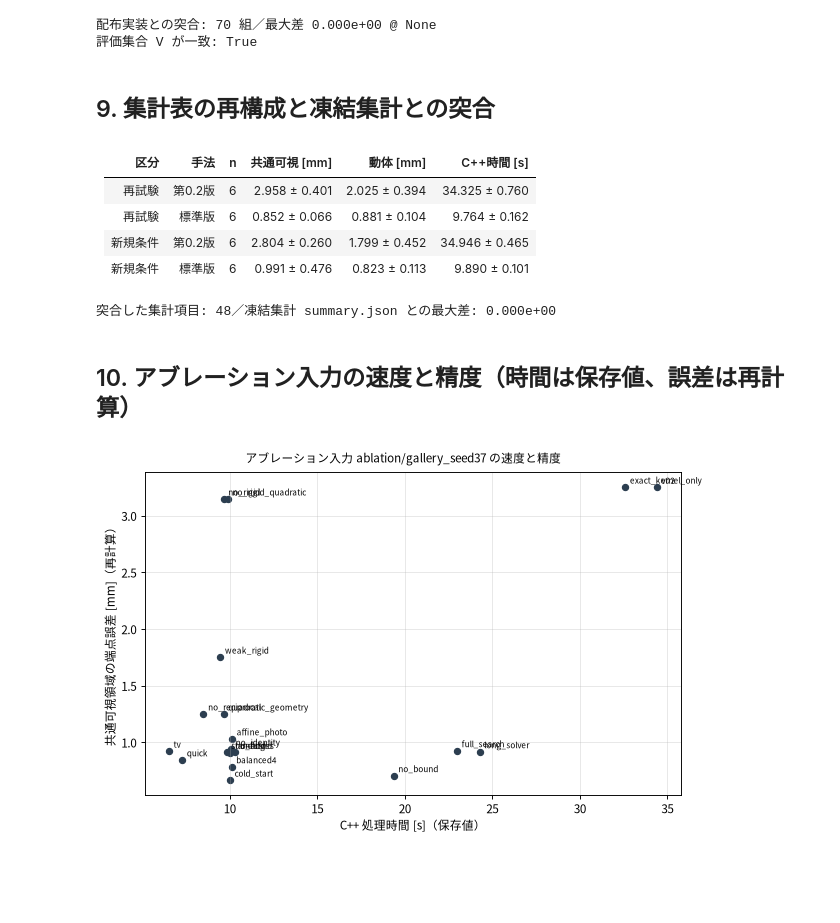
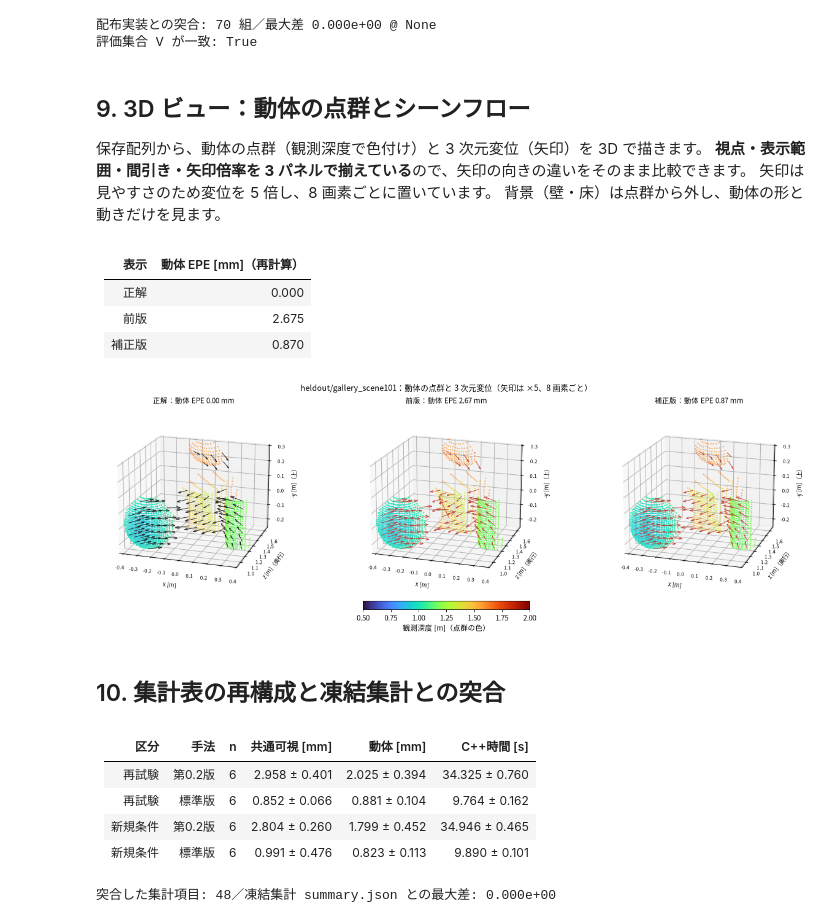
Before and after one commit to yuki-inaho/rgbd_sceneflow_sandbox, a Jupyter notebook: notebooks/01_scene_flow_v03_reproduction.ipynb, the cells around one changed output. Drawn from its saved outputs; the diff is of its cells as text; code cells hidden in the pictures; blank space fills up the shorter version.

```diff
--- a/notebooks/01_scene_flow_v03_reproduction.ipynb
+++ b/notebooks/01_scene_flow_v03_reproduction.ipynb
@@ -291,38 +293,61 @@ assert worst == 0.0 and same_common_visible
 配布実装との突合: 70 組／最大差 0.000e+00 @ None
 評価集合 V が一致: True
 # %% [markdown]
-## 9. 集計表の再構成と凍結集計との突合
+## 9. 3D ビュー：動体の点群とシーンフロー
+
+保存配列から、動体の点群（観測深度で色付け）と 3 次元変位（矢印）を 3D で描きます。
+**視点・表示範囲・間引き・矢印倍率を 3 パネルで揃えている**ので、矢印の向きの違いをそのまま比較できます。
+矢印は見やすさのため変位を 5 倍し、8 画素ごとに置いています。
+背景（壁・床）は点群から外し、動体の形と動きだけを見ます。
 # %%
-grouped = tables.collect()
-stats = tables.aggregate(grouped)
-summary = archive.read_json(archive.DATA_ROOT / "summary.json")
-rows = tables.compare_with_summary(stats, summary)
+from rgbd_sceneflow.figures import DEFAULT_3D_VARIANTS
 
-lines = ["| 区分 | 手法 | n | 共通可視 [mm] | 動体 [mm] | C++時間 [s] |", "|---|---|---:|---:|---:|---:|"]
-for split, label in (("retest", "再試験"), ("heldout", "新規条件")):
-    for method, method_label in (("v02", "第0.2版"), ("standard", "標準版")):
-        stat = stats.get((split, method))
-        if stat is None:
-            continue
-        cells = [f"{stat[k]['mean']:.3f} ± {stat[k]['sd']:.3f}" for _, k in tables.COLUMNS[:3]]
-        lines.append(f"| {label} | {method_label} | {stat['n']} | " + " | ".join(cells) + " |")
-display(Markdown("\n".join(lines)))
+view_case = next(c for c in iter_cases() if c.key == "heldout/gallery_scene101")
+view_inputs = view_case.inputs()
+view_moving = view_inputs["gt_labels0"] >= 2
 
-worst = max((r["difference"] for r in rows), default=0.0)
-print(f"突合した集計項目: {len(rows)}／凍結集計 summary.json との最大差: {worst:.3e}")
-assert worst <= 1e-9, "凍結集計と一致しません"
+rows = ["| 表示 | 動体 EPE [mm]（再計算） |", "|---|---:|"]
+for label, method in DEFAULT_3D_VARIANTS:
+    scene = view_inputs["gt_scene_flow"] if method is None else view_case.result(method)["scene_flow"]
+    error = np.linalg.norm(scene - view_inputs["gt_scene_flow"], axis=-1)[view_moving].mean() * 1000.0
+    rows.append(f"| {label} | {error:.3f} |")
+display(Markdown("\n".join(rows)))
+
+figures.figure_scene_flow_3d(view_case)
 # %% [output]
-| 区分 | 手法 | n | 共通可視 [mm] | 動体 [mm] | C++時間 [s] |
-|---|---|---:|---:|---:|---:|
-| 再試験 | 第0.2版 | 6 | 2.958 ± 0.401 | 2.025 ± 0.394 | 34.325 ± 0.760 |
-| 再試験 | 標準版 | 6 | 0.852 ± 0.066 | 0.881 ± 0.104 | 9.764 ± 0.162 |
-| 新規条件 | 第0.2版 | 6 | 2.804 ± 0.260 | 1.799 ± 0.452 | 34.946 ± 0.465 |
-| 新規条件 | 標準版 | 6 | 0.991 ± 0.476 | 0.823 ± 0.113 | 9.890 ± 0.101 |
+| 表示 | 動体 EPE [mm]（再計算） |
+|---|---:|
+| 正解 | 0.000 |
+| 前版 | 2.675 |
+| 補正版 | 0.870 |
-突合した集計項目: 48／凍結集計 summary.json との最大差: 0.000e+00
+[figure, added]
 # %% [markdown]
-## 10. アブレーション入力の速度と精度（時間は保存値、誤差は再計算）
+## 10. 集計表の再構成と凍結集計との突合
 # %%
-figures.figure_speed_accuracy(figures.ablation_case())
+grouped = tables.collect()
+stats = tables.aggregate(grouped)
+summary = archive.read_json(archive.DATA_ROOT / "summary.json")
+rows = tables.compare_with_summary(stats, summary)
+
+lines = ["| 区分 | 手法 | n | 共通可視 [mm] | 動体 [mm] | C++時間 [s] |", "|---|---|---:|---:|---:|---:|"]
+for split, label in (("retest", "再試験"), ("heldout", "新規条件")):
+    for method, method_label in (("v02", "第0.2版"), ("standard", "標準版")):
+        stat = stats.get((split, method))
+        if stat is None:
+            continue
+        cells = [f"{stat[k]['mean']:.3f} ± {stat[k]['sd']:.3f}" for _, k in tables.COLUMNS[:3]]
+        lines.append(f"| {label} | {method_label} | {stat['n']} | " + " | ".join(cells) + " |")
+display(Markdown("\n".join(lines)))
+
+worst = max((r["difference"] for r in rows), default=0.0)
+print(f"突合した集計項目: {len(rows)}／凍結集計 summary.json との最大差: {worst:.3e}")
+assert worst <= 1e-9, "凍結集計と一致しません"
 # %% [output]
-[figure, removed]
+| 区分 | 手法 | n | 共通可視 [mm] | 動体 [mm] | C++時間 [s] |
+|---|---|---:|---:|---:|---:|
+| 再試験 | 第0.2版 | 6 | 2.958 ± 0.401 | 2.025 ± 0.394 | 34.325 ± 0.760 |
+| 再試験 | 標準版 | 6 | 0.852 ± 0.066 | 0.881 ± 0.104 | 9.764 ± 0.162 |
+| 新規条件 | 第0.2版 | 6 | 2.804 ± 0.260 | 1.799 ± 0.452 | 34.946 ± 0.465 |
+| 新規条件 | 標準版 | 6 | 0.991 ± 0.476 | 0.823 ± 0.113 | 9.890 ± 0.101 |
+突合した集計項目: 48／凍結集計 summary.json との最大差: 0.000e+00
 # %% [markdown]
```
Also changed, not shown: parts of 6 cells of this notebook, 10 other files.
